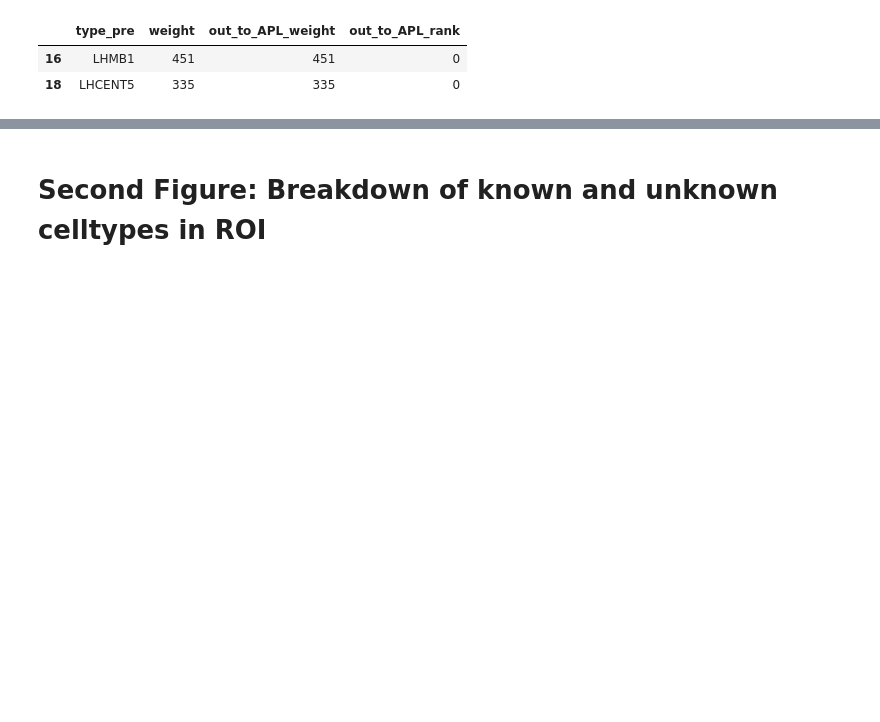
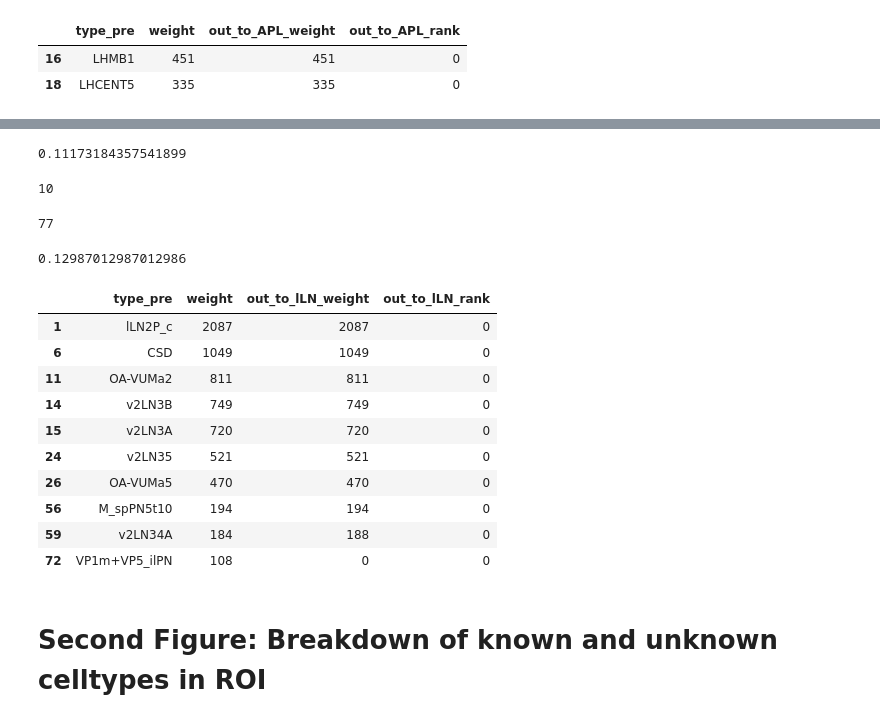
Before and after one commit to Gutierrez-lab/oviIN-analyses-gabrielle, a Jupyter notebook: hub_bespoke.ipynb, the cells around one changed output, grey strips where cells are left out. Cells and saved outputs as stored; diff of their text form; code cells hidden in the pictures; blank space fills up the shorter version.

```diff
--- a/hub_bespoke.ipynb
+++ b/hub_bespoke.ipynb
@@ -425,0 +565,7 @@ strong_testchunk[strong_testchunk['out_to_APL_rank']==0]
+# %%
+# grab only necessary columns
+lLN_type_inputs = lLN_inputs[['type_pre','weight']].copy()
+
+# collapse ovi_inputs by cell type and sort in descending order
+lLN_type_inputs = lLN_type_inputs.groupby('type_pre', as_index=False).sum().sort_values(by='weight', ascending=False,ignore_index=True)
+lLN_type_inputs
@@ -425,0 +586,32 @@ strong_testchunk[strong_testchunk['out_to_APL_rank']==0]
+# %%
+from neuprint import fetch_simple_connections
+from neuprint import NeuronCriteria as NC
+
+testchunk = lLN_type_inputs.copy()  # Create a copy of the DataFrame to prevent SettingWithCopyWarning
+
+# add columns to testchunk
+testchunk['out_to_lLN_weight'] = 0
+testchunk['out_to_lLN_rank'] = 0
+
+# iterate through each row in testchunk and fetch connections for each cell type in order to find out where APL ranks with each cell's outputs
+for idx, row in testchunk.iterrows():
+
+    # fetch outputs for each top input of APL
+    i_outputs = fetch_simple_connections(NC(type=row.type_pre.replace("'", "\\'")), None)
+
+    # grab only necessary columns
+    i_outputs = i_outputs[['type_post','weight']]
+
+    # collapse outputs by cell type, summing along weights, and sort in descending order
+    i_outputs = i_outputs.groupby('type_post', as_index=False).sum().sort_values(by='weight', ascending=False, ignore_index=True)
+
+    # grab the row where oviIN is. there will be 1 row for both oviINr and oviINl.
+    thing = i_outputs[i_outputs['type_post'] == 'lLN2F_b'].weight
+
+    # catch if there is no lLN2F_b output for the weird cell types
+    if len(thing) == 0:
+        print(row.type_pre)
+    else:
+        # add the weight and rank of oviIN in its partners outputs to the testchunk dataframe
+        testchunk.loc[idx,'out_to_lLN_weight'] = thing.values[0]
+        testchunk.loc[idx,'out_to_lLN_rank'] = thing.index.values[0]
@@ -426,3 +628,39 @@ strong_testchunk[strong_testchunk['out_to_APL_rank']==0]
+# %%
+# proportion of cell types that have APL as their top output
+len(testchunk[testchunk['out_to_lLN_rank']==0])/len(testchunk)
+# %% [output]
+0.11173184357541899
+# %%
+# cell types that connect to APL with a weight greater than or equal to 100
+strong_testchunk = testchunk[testchunk['weight']>=100]
+# %%
+# number of cell types that connect to APL with a weight greater than 100 and that have APL as their top output
+len(strong_testchunk[strong_testchunk['out_to_lLN_rank']==0])
+# %% [output]
+10
+# %%
+len(strong_testchunk)
+# %% [output]
+77
+# %%
+# proportion of cell types that make strong connections to APL and have APL as their top output
+len(strong_testchunk[strong_testchunk['out_to_lLN_rank']==0])/len(strong_testchunk)
+# %% [output]
+0.12987012987012986
+# %%
+strong_testchunk[strong_testchunk['out_to_lLN_rank']==0]
+# %% [output]
+|  | type_pre | weight | out_to_lLN_weight | out_to_lLN_rank |
+| 1 | lLN2P_c | 2087 | 2087 | 0 |
+| 6 | CSD | 1049 | 1049 | 0 |
+| 11 | OA-VUMa2 | 811 | 811 | 0 |
+| 14 | v2LN3B | 749 | 749 | 0 |
+| 15 | v2LN3A | 720 | 720 | 0 |
+| 24 | v2LN35 | 521 | 521 | 0 |
+| 26 | OA-VUMa5 | 470 | 470 | 0 |
+| 56 | M_spPN5t10 | 194 | 194 | 0 |
+| 59 | v2LN34A | 184 | 188 | 0 |
+| 72 | VP1m+VP5_ilPN | 108 | 0 | 0 |
 # %% [markdown]
 # Second Figure: Breakdown of known and unknown celltypes in ROI
 # %%
```
Also changed, not shown: parts of 15 cells of this notebook.
